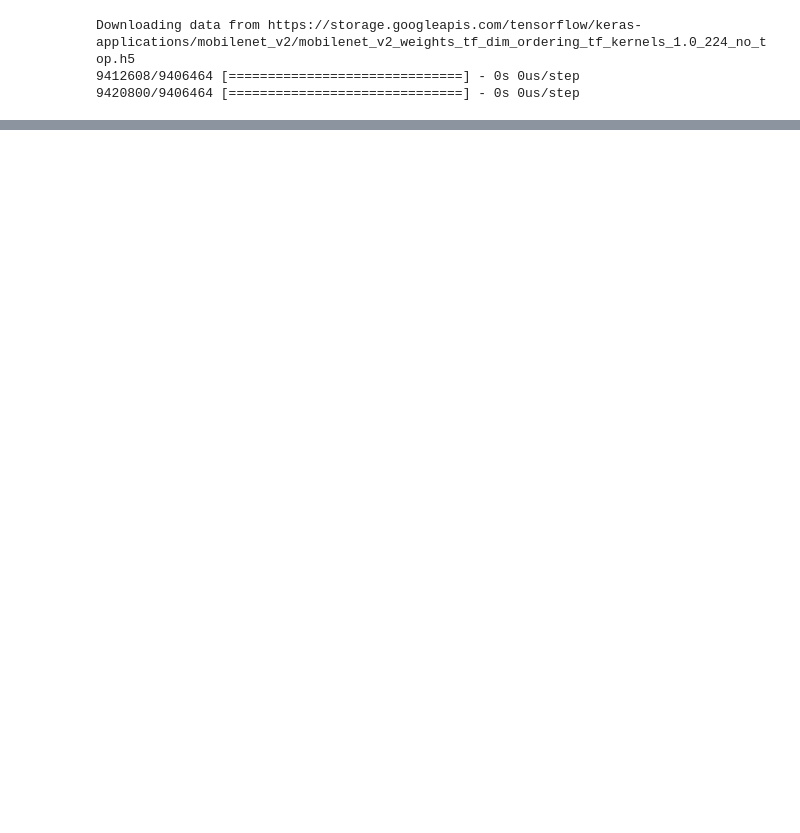
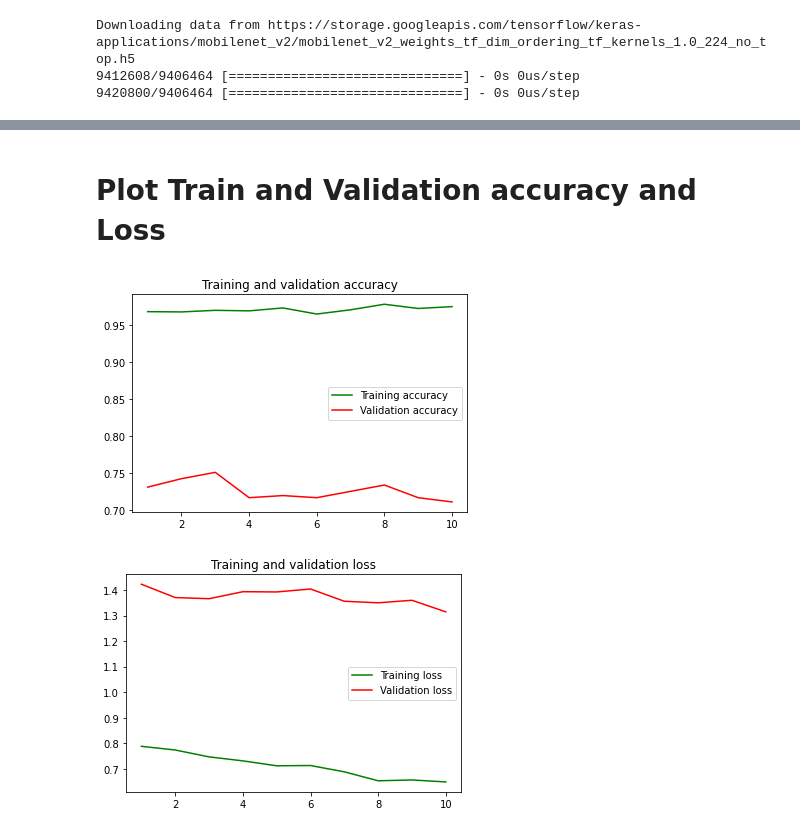
Before and after one commit to R4HUL-ROY/Multimodal_feature_extraction, a Jupyter notebook: MobileNetV2_transferLearning.ipynb, the cells around one changed output, grey strips where cells are left out. Cells and saved outputs as stored; diff of their text form; code cells hidden in the pictures; blank space fills up the shorter version.

```diff
--- a/MobileNetV2_transferLearning.ipynb
+++ b/MobileNetV2_transferLearning.ipynb
@@ -169,0 +188,6 @@ ________________________________________________________________________________
+# %%
+from keras.callbacks import ModelCheckpoint
+checkpoint = ModelCheckpoint("/model-{epoch:03d}-{accuracy:03f}-{val_accuracy:03f}.h5", verbose=1, monitor='val_loss',save_best_only=True, mode='auto')
+
+history=model.fit(x=train_gen,  epochs=20, verbose=2, validation_data=valid_gen, callbacks=[checkpoint],
+               validation_steps=None,  shuffle=False,  initial_epoch=0)
@@ -170,4 +214,8 @@ ________________________________________________________________________________
 # %%
-history=model.fit(x=train_gen,  epochs=20, verbose=2, validation_data=valid_gen,
-               validation_steps=None,  shuffle=False,  initial_epoch=0)
+epochs = 20
+base_model.trainable=True
+fine_tune_epochs= 10
+total_epochs=epochs + fine_tune_epochs
+history=model.fit(x=train_gen,  epochs=total_epochs, verbose=2, validation_data=valid_gen,
+               validation_steps=None,  shuffle=False,  initial_epoch=epochs)
 # %% [output]
@@ -223,0 +249,28 @@ model.evaluate( test_gen, batch_size=test_batch_size, verbose=1, steps=test_step
+# %% [markdown]
+# Plot Train and Validation accuracy and Loss
+# %%
+import matplotlib.pyplot as plt
+
+acc = history.history['accuracy']
+val_acc = history.history['val_accuracy']
+loss = history.history['loss']
+val_loss = history.history['val_loss']
+
+epochs = range(1, len(acc)+1)
+
+plt.plot(epochs, acc, 'g', label='Training accuracy')
+plt.plot(epochs, val_acc, 'r', label='Validation accuracy')
+plt.title('Training and validation accuracy')
+plt.legend()
+
+plt.figure()
+
+plt.plot(epochs, loss, 'g', label='Training loss')
+plt.plot(epochs, val_loss, 'r', label='Validation loss')
+plt.title('Training and validation loss')
+plt.legend()
+
+plt.show()
+# %% [output]
+[figure, added]
+[figure, added]
```
Also changed, not shown: parts of 19 cells of this notebook.
